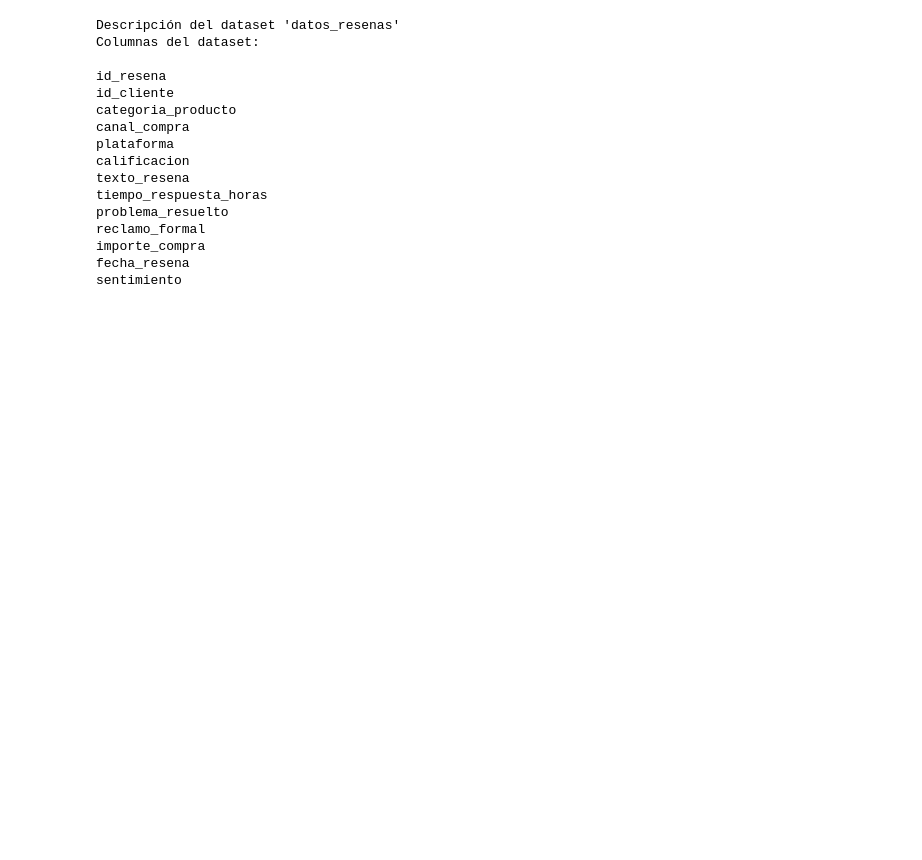
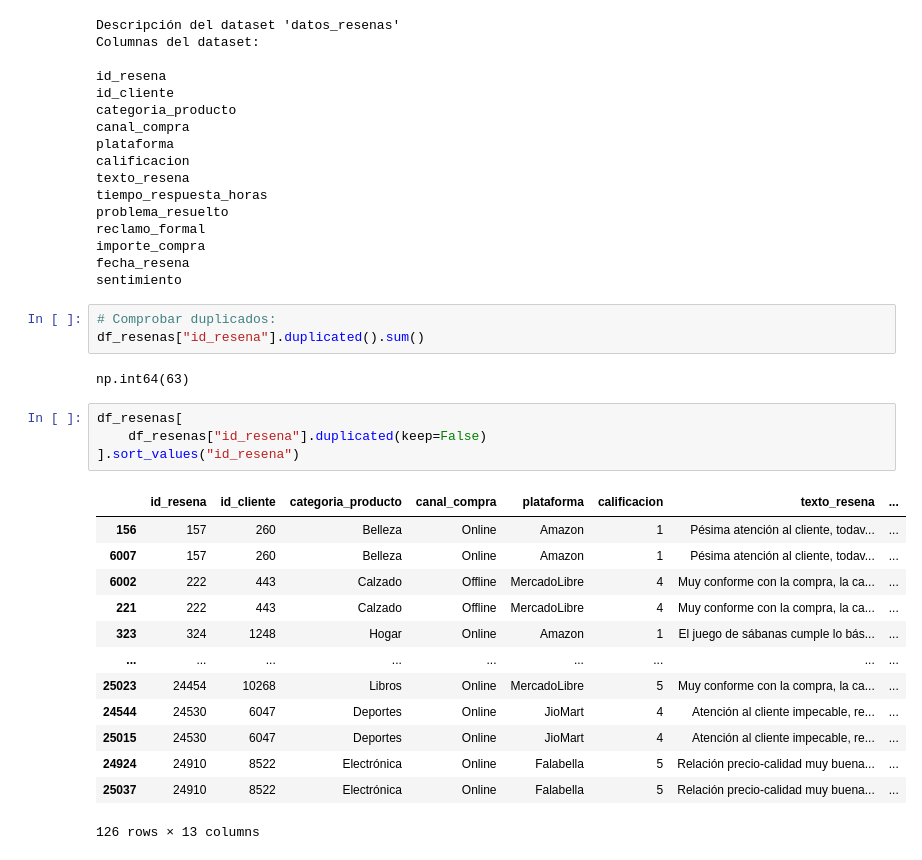
Before and after one commit to zeumar711/13MBID-ABR2627, a Jupyter notebook: notebooks/CD01_Visualizacion.ipynb, the cells around one changed output. Saved outputs shown, nothing was run; the diff lists cells and outputs as text; blank space fills up the shorter version.

Commit message:
Se completa los casos de desarrollo de calidad, incluyen los item pendientes por implementación, de los TO-DO. #8

```diff
--- a/notebooks/CD01_Visualizacion.ipynb
+++ b/notebooks/CD01_Visualizacion.ipynb
@@ -292,3 +292,26 @@ reclamo_formal
 importe_compra
 fecha_resena
 sentimiento
+# %%
+# Comprobar duplicados:
+df_resenas["id_resena"].duplicated().sum()
+# %% [output]
+np.int64(63)
+# %%
+df_resenas[
+    df_resenas["id_resena"].duplicated(keep=False)
+].sort_values("id_resena")
+# %% [output]
+|  | id_resena | id_cliente | categoria_producto | canal_compra | plataforma | calificacion | texto_resena | ... |
+| 156 | 157 | 260 | Belleza | Online | Amazon | 1 | Pésima atención al cliente, todav... | ... |
+| 6007 | 157 | 260 | Belleza | Online | Amazon | 1 | Pésima atención al cliente, todav... | ... |
+| 6002 | 222 | 443 | Calzado | Offline | MercadoLibre | 4 | Muy conforme con la compra, la ca... | ... |
+| 221 | 222 | 443 | Calzado | Offline | MercadoLibre | 4 | Muy conforme con la compra, la ca... | ... |
+| 323 | 324 | 1248 | Hogar | Online | Amazon | 1 | El juego de sábanas cumple lo bás... | ... |
+| ... | ... | ... | ... | ... | ... | ... | ... | ... |
+| 25023 | 24454 | 10268 | Libros | Online | MercadoLibre | 5 | Muy conforme con la compra, la ca... | ... |
+| 24544 | 24530 | 6047 | Deportes | Online | JioMart | 4 | Atención al cliente impecable, re... | ... |
+| 25015 | 24530 | 6047 | Deportes | Online | JioMart | 4 | Atención al cliente impecable, re... | ... |
+| 24924 | 24910 | 8522 | Electrónica | Online | Falabella | 5 | Relación precio-calidad muy buena... | ... |
+| 25037 | 24910 | 8522 | Electrónica | Online | Falabella | 5 | Relación precio-calidad muy buena... | ... |
+126 rows × 13 columns
```
Also changed, not shown: 1 other file.
